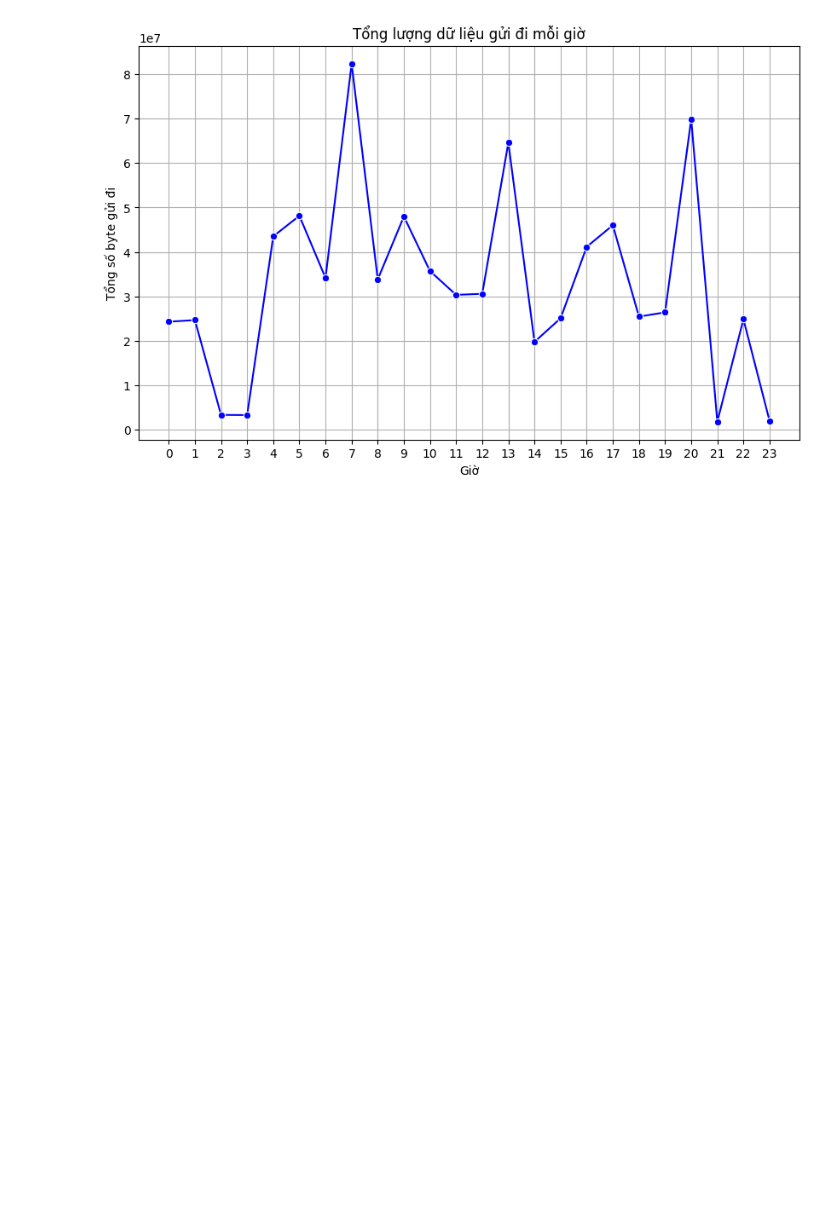
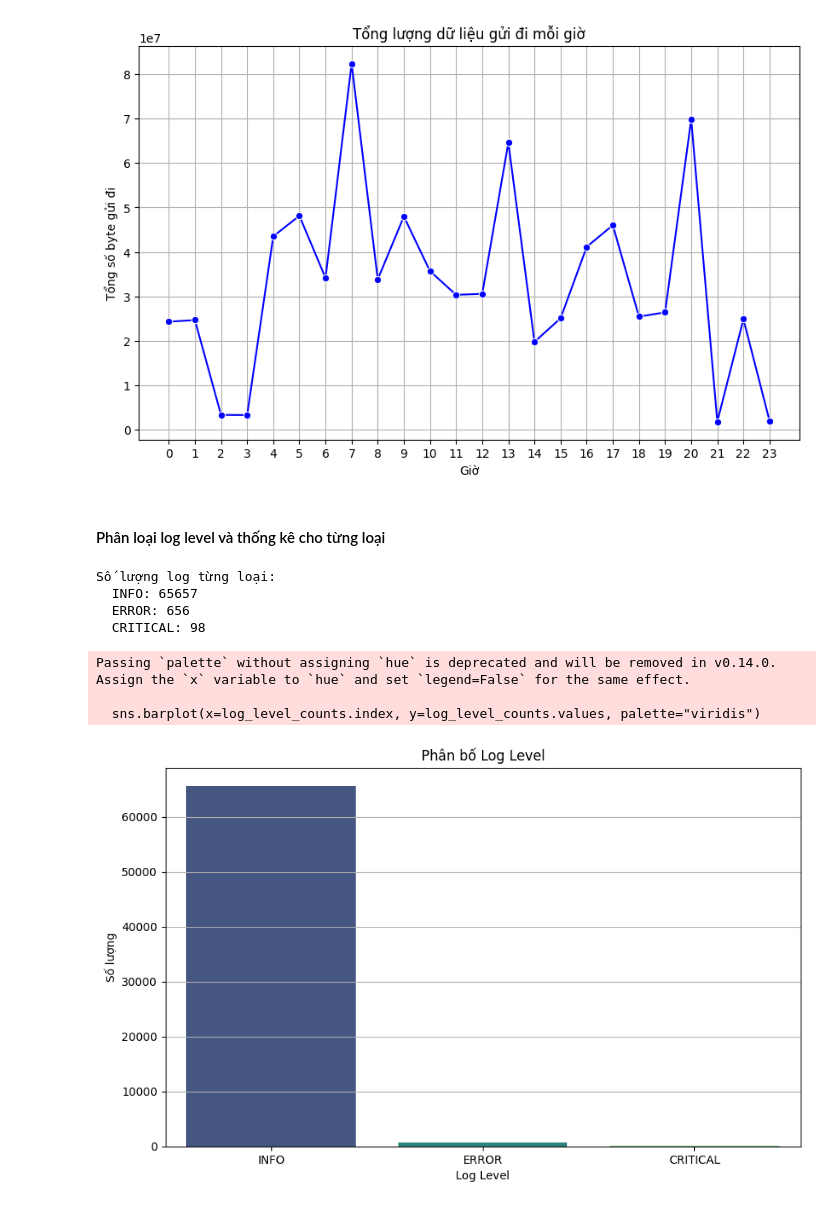
Before and after one commit to kynestic/Server-Log-Analysis, a Jupyter notebook: notebooks/data_understanding.ipynb, the cells around one changed output. Cells and saved outputs as stored; diff of their text form; code cells hidden in the pictures; blank space fills up the shorter version.

```diff
--- a/notebooks/data_understanding.ipynb
+++ b/notebooks/data_understanding.ipynb
@@ -99,3 +100,16 @@ visualizer.plot_request_distribution()
 visualizer.plot_bytes_sent_per_hour()
 # %% [output]
 [figure]
+# %% [markdown]
+#### Phân loại log level và thống kê cho từng loại
+# %%
+visualizer.plot_log_level()
+# %% [output]
+Số lượng log từng loại:
+  INFO: 65657
+  ERROR: 656
+  CRITICAL: 98
+Passing `palette` without assigning `hue` is deprecated and will be removed in v0.14.0. Assign the `x` variable to `hue` and set `legend=False` for the same effect.
+
+  sns.barplot(x=log_level_counts.index, y=log_level_counts.values, palette="viridis")
+[figure, added]
```
Also changed, not shown: parts of 1 cell of this notebook, 1 other file.
